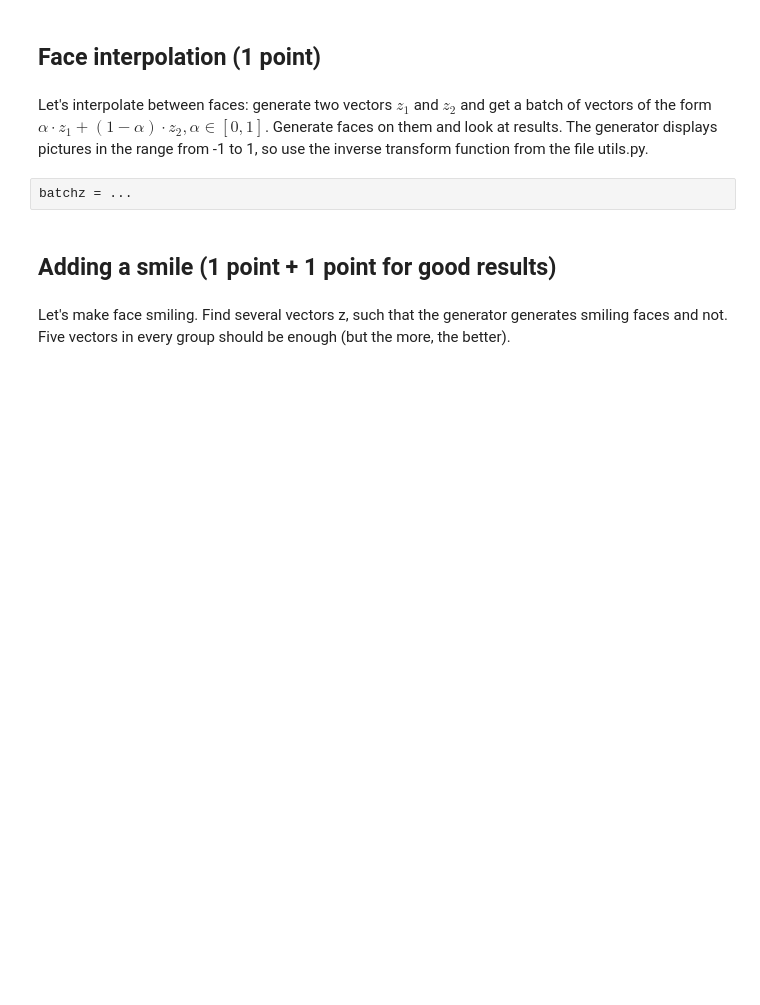
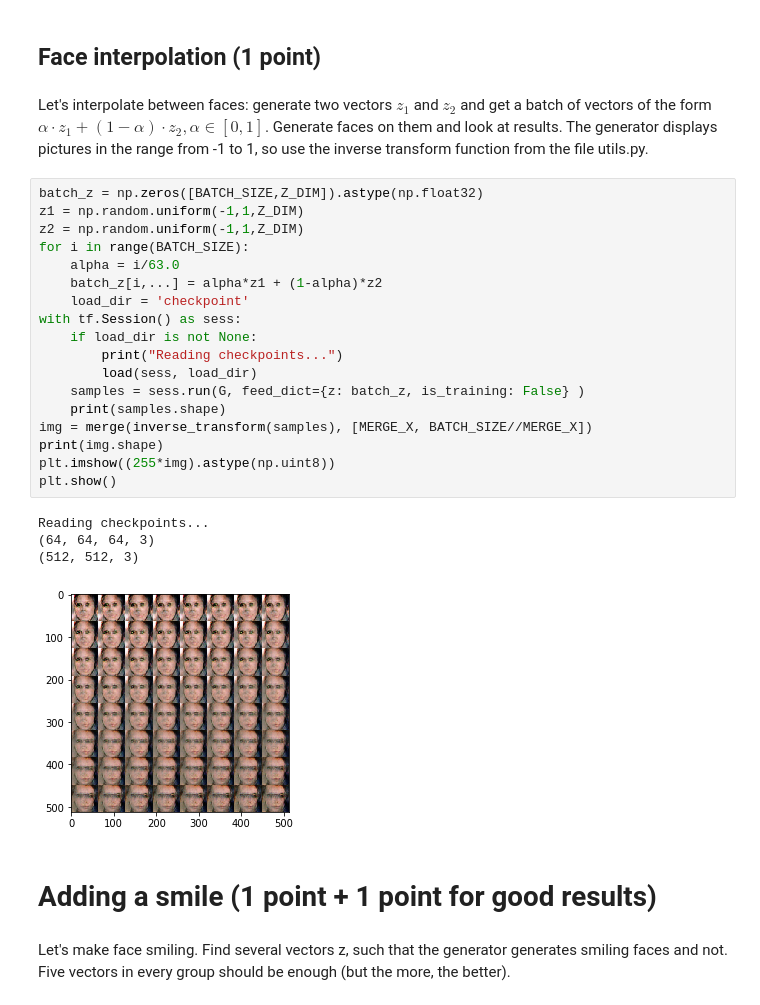
Before and after one commit to cr-bharath/Deep-learning-in-Computer-Vision-Coursera, a Jupyter notebook: Week5/gan_faces.ipynb, the cells around one changed output. Saved outputs shown, nothing was run; the diff lists cells and outputs as text; blank space fills up the shorter version.

```diff
--- a/Week5/gan_faces.ipynb
+++ b/Week5/gan_faces.ipynb
@@ -286,10 +287,31 @@ If you generated something that looks like a face - it's cool! Add 2 points to y
 ## Face interpolation (1 point)
 # %% [markdown]
 Let's interpolate between faces: generate two vectors $z_1$ and $z_2$ and get a batch of vectors of the form $\alpha\cdot z_1 + (1- \alpha)\cdot  z_2, \alpha \in [0,1].$ Generate faces on them and look at results. The generator displays pictures in the range from -1 to 1, so use the inverse transform function from the file utils.py.
-# %%
-batchz = ...
+# %%
+batch_z = np.zeros([BATCH_SIZE,Z_DIM]).astype(np.float32)
+z1 = np.random.uniform(-1,1,Z_DIM)
+z2 = np.random.uniform(-1,1,Z_DIM)
+for i in range(BATCH_SIZE):
+    alpha = i/63.0
+    batch_z[i,...] = alpha*z1 + (1-alpha)*z2
+    load_dir = 'checkpoint'
+with tf.Session() as sess:
+    if load_dir is not None:
+        print("Reading checkpoints...")
+        load(sess, load_dir)
+    samples = sess.run(G, feed_dict={z: batch_z, is_training: False} )
+    print(samples.shape)
+img = merge(inverse_transform(samples), [MERGE_X, BATCH_SIZE//MERGE_X])
+print(img.shape)
+plt.imshow((255*img).astype(np.uint8))
+plt.show()
+# %% [output]
+Reading checkpoints...
+(64, 64, 64, 3)
+(512, 512, 3)
+[figure, added]
 # %% [markdown]
-## Adding a smile (1 point + 1 point for good results)
+# Adding a smile (1 point + 1 point for good results)
 # %% [markdown]
 Let's make face smiling. Find several vectors z, such that the generator generates smiling faces and not. Five vectors in every group should be enough (but the more, the better).
 # %% [markdown]
```
Also changed, not shown: parts of 5 cells of this notebook.
